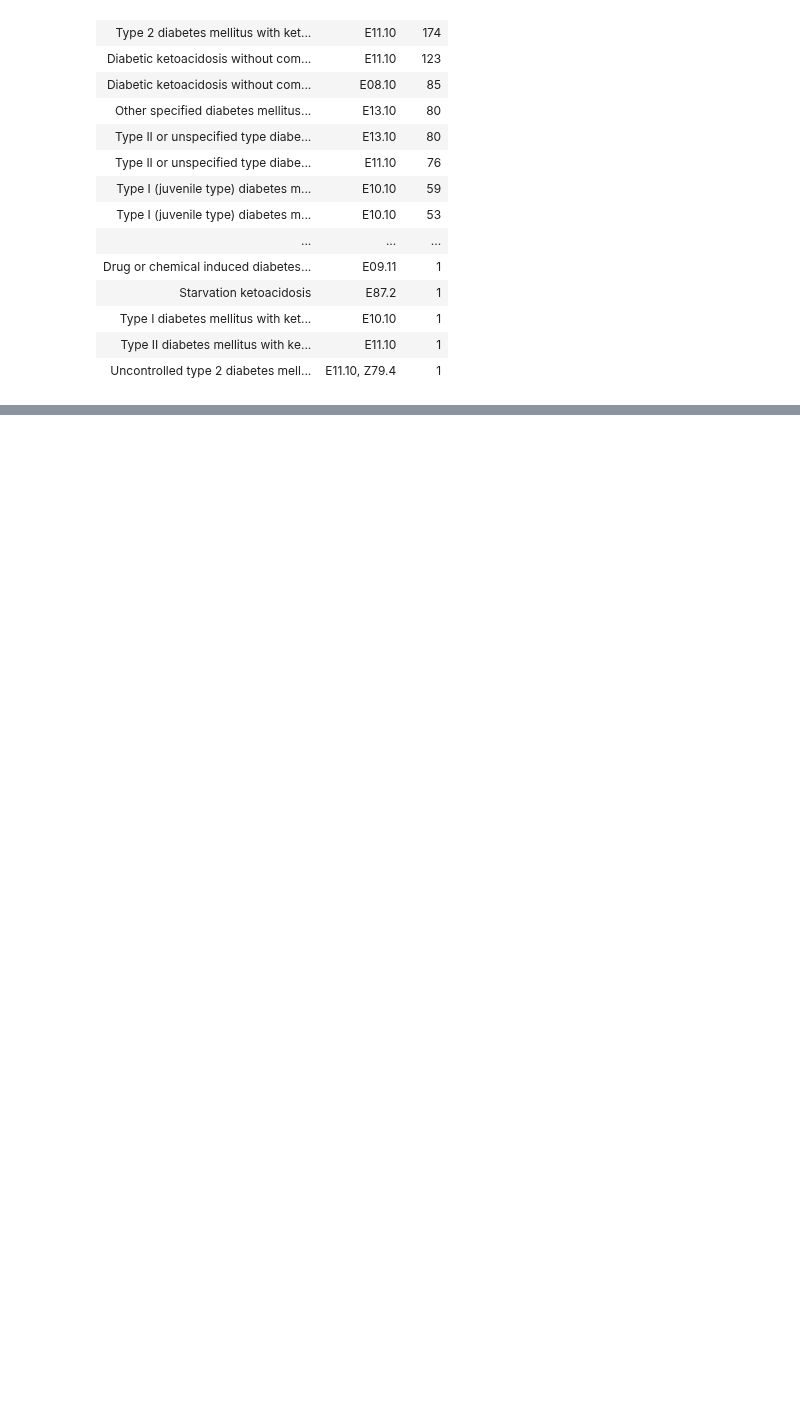
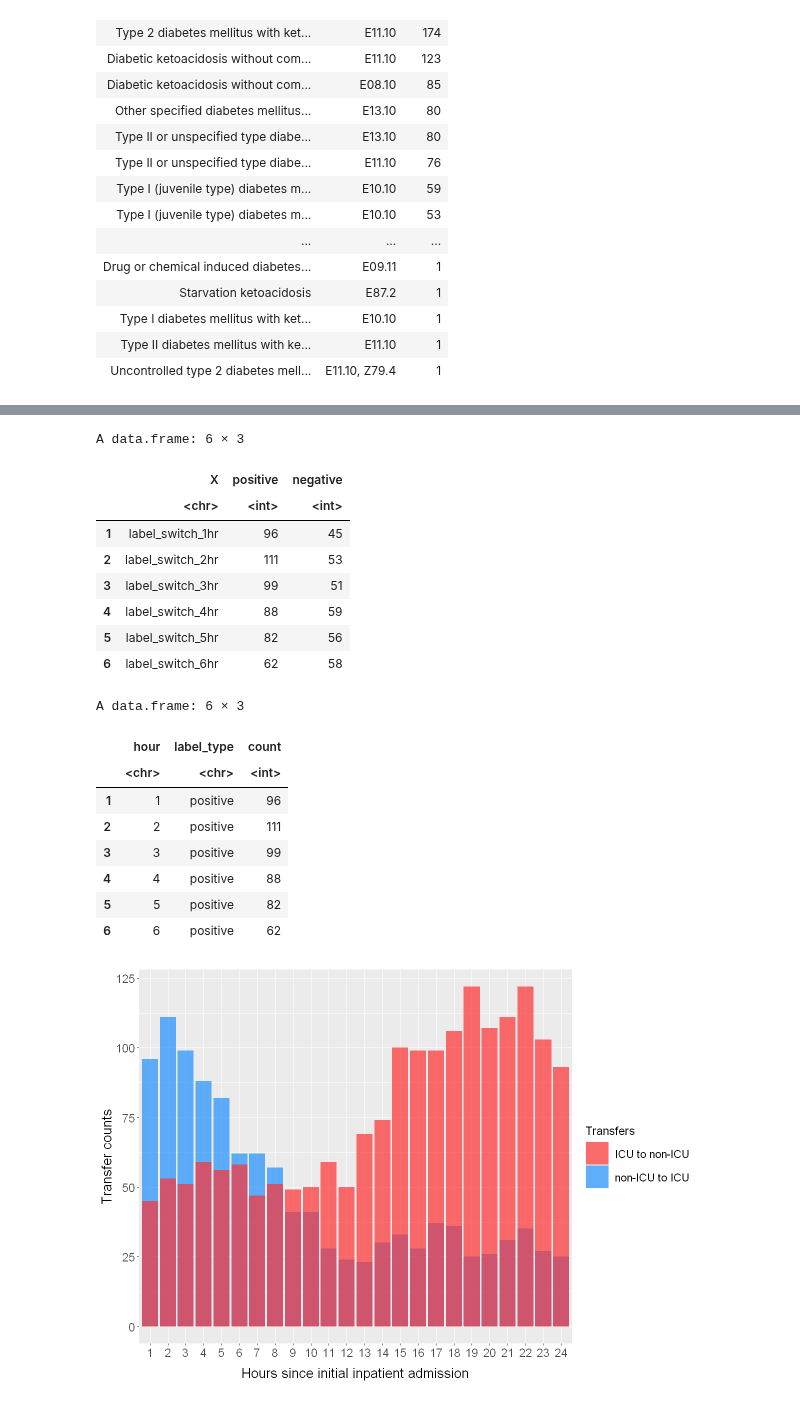
Before and after one commit to Minh084/TDA, a Jupyter notebook: shc2021/EDA_results_R.ipynb, the cells around one changed output, grey strips where cells are left out. Drawn from its saved outputs; the diff is of its cells as text; code cells hidden in the pictures; blank space fills up the shorter version.

```diff
--- a/shc2021/EDA_results_R.ipynb
+++ b/shc2021/EDA_results_R.ipynb
@@ -269,0 +462,62 @@ A grouped_df: 48 × 3
+# %%
+counts <- read.csv(file.path(shc2021_outdir, "5_4_pos_neg_switch_count_per_hour.csv"))
+head(counts)
+
+names(counts)[1] <- 'label'
+
+# format the data
+label_counts <- counts %>%
+  mutate(hour = str_remove(label, "label_switch_")) %>%
+  mutate(hour = str_remove(hour, "hr")) %>%
+  select(-label) %>%
+  gather('label_type', 'count', -hour)
+head(label_counts)
+
+label_counts$hour <- factor(label_counts$hour,
+                            levels=1:24)
+
+options(repr.plot.width=10, repr.plot.height=7)
+
+
+colors <- c('negative'='firebrick1', 'positive'='dodgerblue1')
+
+ggplot(label_counts) +
+  geom_bar(aes(x=hour, y=count, fill=label_type),
+           stat='identity', position='identity',
+           alpha=0.7) +
+  labs(
+    # title = "Overlapping Histograms of Transfers per Hour\n",
+       x = "Hours since initial inpatient admission",
+       y = "Transfer counts") +
+  scale_fill_manual(values=colors, labels = c("ICU to non-ICU", "non-ICU to ICU")) +
+   theme(axis.text = element_text(size=14),
+        # plot.title = element_text(size=16, hjust=0.5),
+        axis.title = element_text(size=16), legend.key.size = unit(1, "cm"),
+        axis.title.x = element_text(margin = margin(t = 10, r =0 , b = 0, l = 0)),
+#         legend.position="none",
+        legend.text= element_text(size=13), legend.title=element_text(size=14)) + #, face="bold"
+  guides(fill=guide_legend(title="Transfers"))
+
+# ggsave(filename = file.path(figuredir, "Fig_trends_notitle_nolegend.png"), width = 8, height = 7, dpi = 1200)
+
+ggsave(filename = file.path(figuredir, "Fig_trends_notitle.png"), width = 10, height = 7, dpi = 1200)
+# %% [output]
+A data.frame: 6 × 3
+|  | X | positive | negative |
+|  | <chr> | <int> | <int> |
+| 1 | label_switch_1hr | 96 | 45 |
+| 2 | label_switch_2hr | 111 | 53 |
+| 3 | label_switch_3hr | 99 | 51 |
+| 4 | label_switch_4hr | 88 | 59 |
+| 5 | label_switch_5hr | 82 | 56 |
+| 6 | label_switch_6hr | 62 | 58 |
+A data.frame: 6 × 3
+|  | hour | label_type | count |
+|  | <chr> | <chr> | <int> |
+| 1 | 1 | positive | 96 |
+| 2 | 2 | positive | 111 |
+| 3 | 3 | positive | 99 |
+| 4 | 4 | positive | 88 |
+| 5 | 5 | positive | 82 |
+| 6 | 6 | positive | 62 |
+[figure, added]
```
Also changed, not shown: parts of 6 cells of this notebook.
